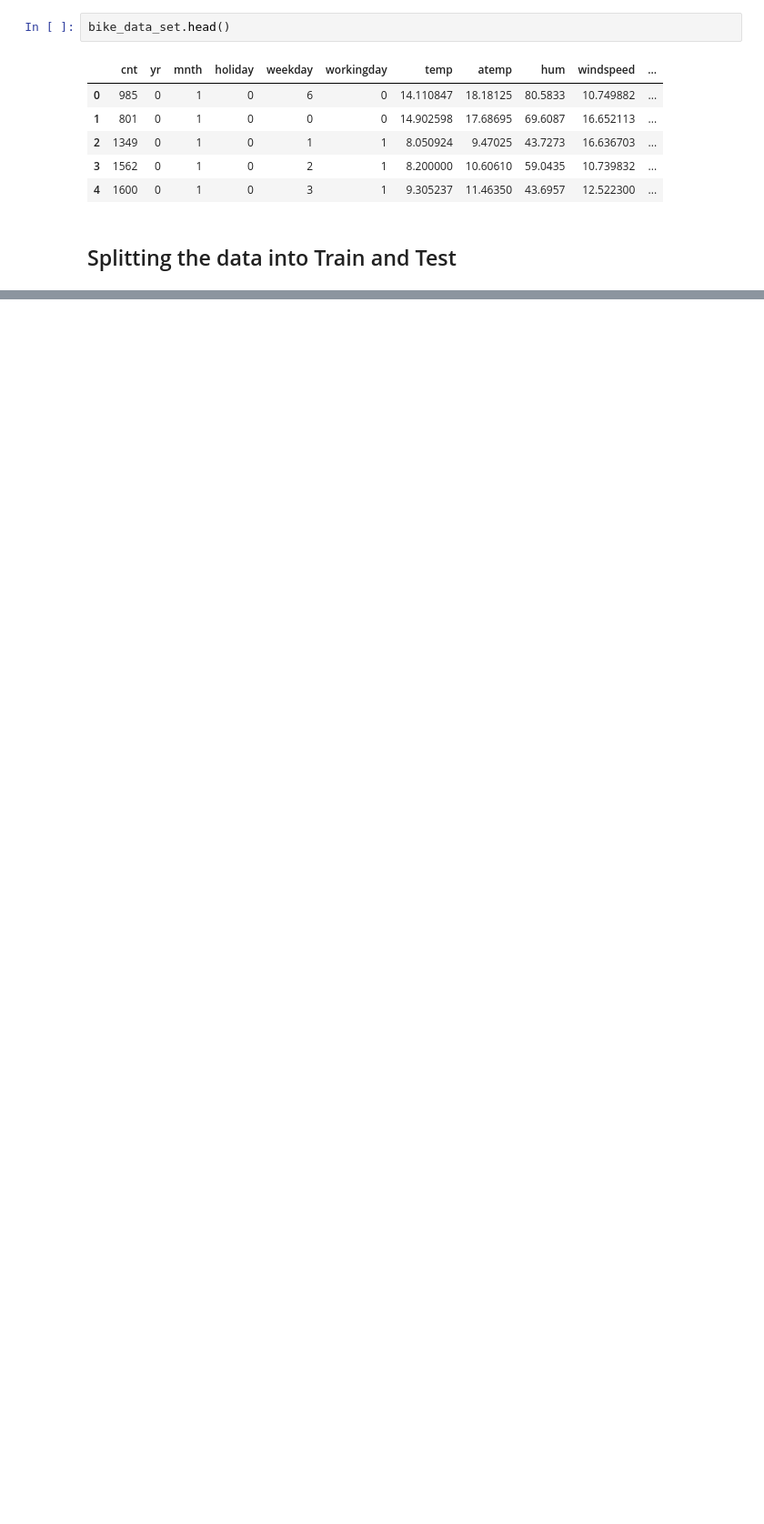
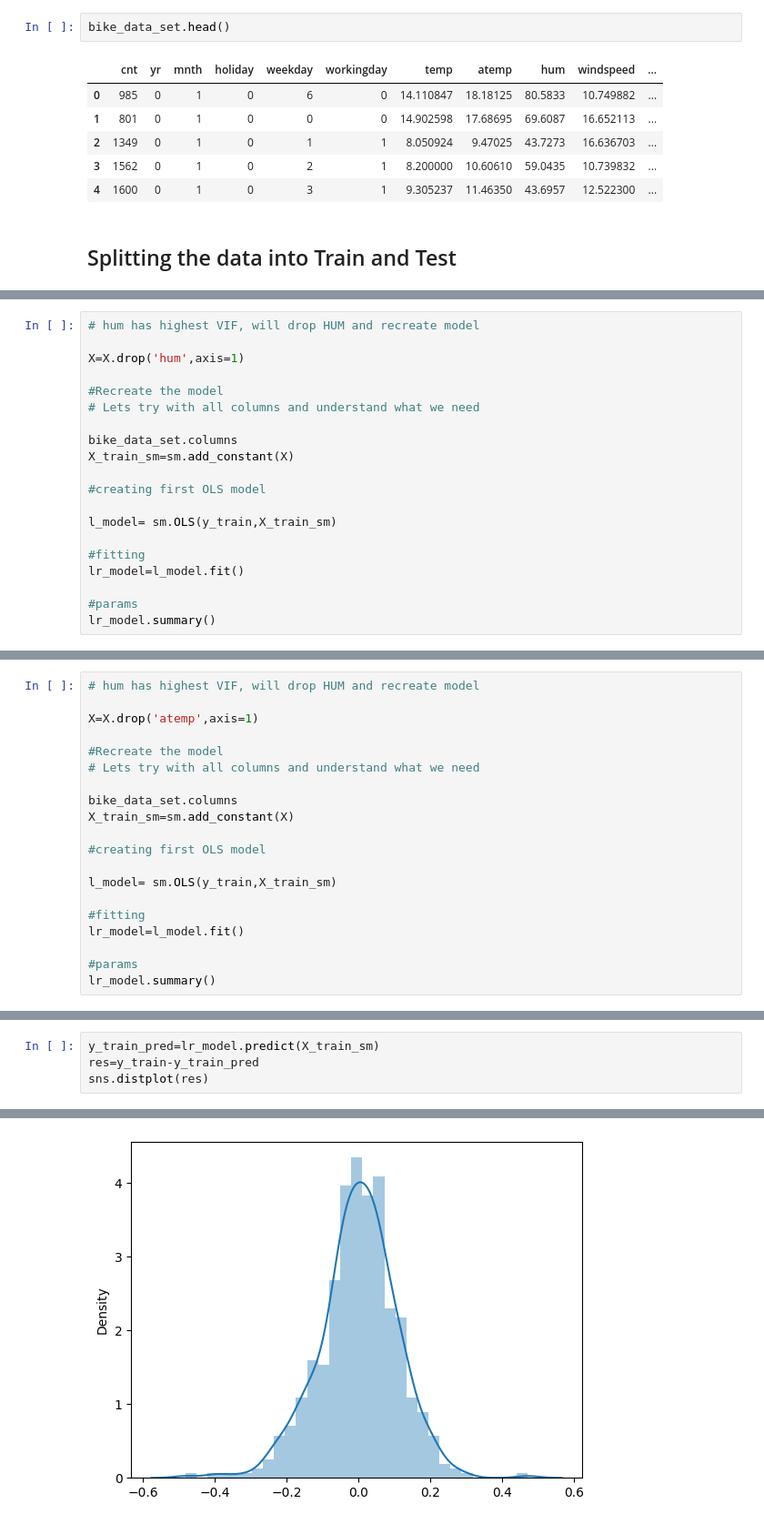
Before and after one commit to rahulrawat913/Bike-Sharing-Assignment, a Jupyter notebook: MLC54-RAHUL RAWAT.ipynb, the cells around one changed output, grey strips where cells are left out. Shown at 91% size. Saved outputs shown, nothing was run; the diff lists cells and outputs as text; blank space fills up the shorter version.

```diff
--- a/MLC54-RAHUL RAWAT.ipynb
+++ b/MLC54-RAHUL RAWAT.ipynb
@@ -199,0 +447,20 @@ plt.show()
+# %%
+# hum has highest VIF, will drop HUM and recreate model
+
+X=X.drop('hum',axis=1)
+
+#Recreate the model
+# Lets try with all columns and understand what we need
+
+bike_data_set.columns
+X_train_sm=sm.add_constant(X)
+
+#creating first OLS model
+
+l_model= sm.OLS(y_train,X_train_sm)
+
+#fitting
+lr_model=l_model.fit()
+
+#params
+lr_model.summary()
@@ -199,0 +519,20 @@ plt.show()
+# %%
+# hum has highest VIF, will drop HUM and recreate model
+
+X=X.drop('atemp',axis=1)
+
+#Recreate the model
+# Lets try with all columns and understand what we need
+
+bike_data_set.columns
+X_train_sm=sm.add_constant(X)
+
+#creating first OLS model
+
+l_model= sm.OLS(y_train,X_train_sm)
+
+#fitting
+lr_model=l_model.fit()
+
+#params
+lr_model.summary()
@@ -199,0 +591,5 @@ plt.show()
+# %%
+y_train_pred=lr_model.predict(X_train_sm)
+res=y_train-y_train_pred
+sns.distplot(res)
+# %% [output]
@@ -199,0 +597 @@ plt.show()
+[figure, added]
```
Also changed, not shown: parts of 44 cells of this notebook.
